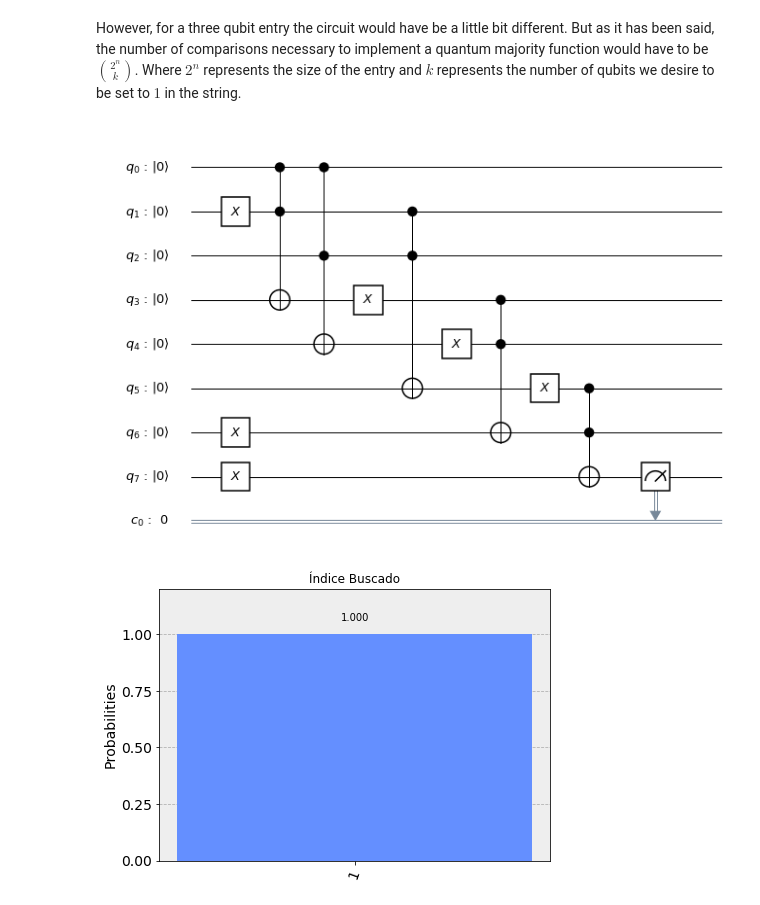
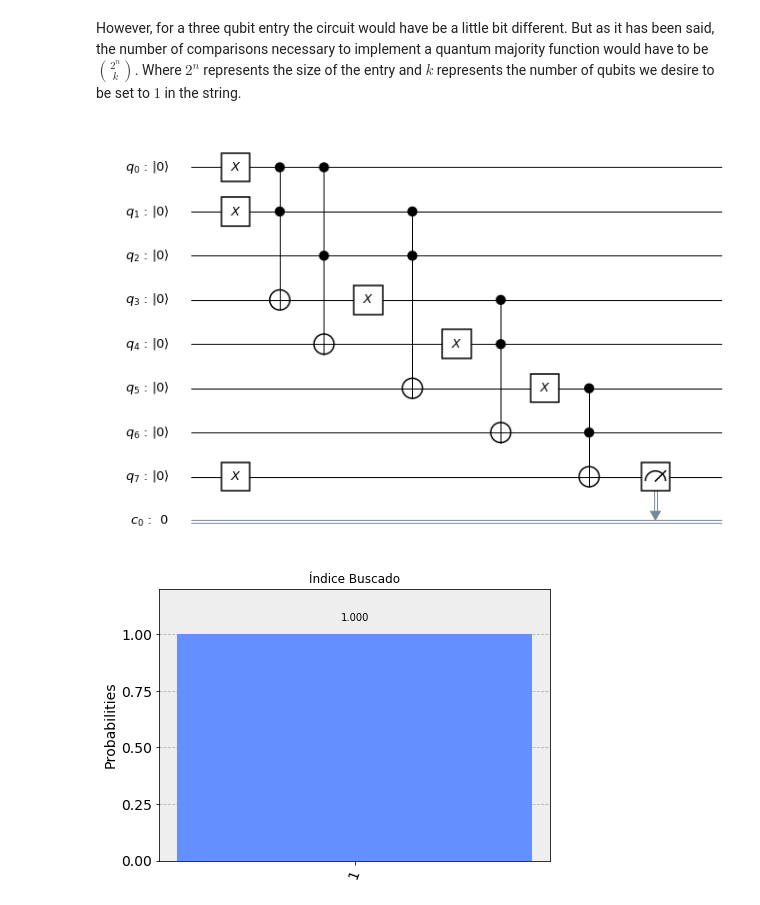
Before and after one commit to IsmaelCesar/am-cq, a Jupyter notebook: quantum_bnn/quantum_bnn.ipynb, the cells around one changed output. Drawn from its saved outputs; the diff is of its cells as text; code cells hidden in the pictures.

```diff
--- a/quantum_bnn/quantum_bnn.ipynb
+++ b/quantum_bnn/quantum_bnn.ipynb
@@ -116,39 +116,39 @@ cb = ClassicalRegister(1,'c')
 qc = QuantumCircuit(qub,cb)
 
 # Entry string of 111 results in 1
-# qc.x(qub[0])
+qc.x(qub[0])
 qc.x(qub[1])
 # qc.x(qub[2])
 
 # Making the AND gate comparisons
 # Given the entry |xyz>|00000>
 # Making |xyz>|(x and y)0000>
 qc.ccx(qub[0],qub[1],qub[3])
 
 # Making |xyz>|(x and y)(x and z)000>
 qc.ccx(qub[0],qub[2],qub[4])
 # Making |xyz>|(x and y)(x and z)(y and z)00>
 qc.ccx(qub[1],qub[2],qub[5])
 
 # Aplying OR gate in the outputs of the previous applications
 qc.x(qub[3])
 qc.x(qub[4])
 qc.x(qub[5])
 # Setting OR qubits' ancilary gate to |1>
-qc.x(qub[6])
+# qc.x(qub[6])
 qc.x(qub[7])
 
 # Making |xyz>|(x and y)(x and z)(y and z)((not (x and y)) and (not (x and z)))0>
 qc.ccx(qub[3],qub[4],qub[6])
 # Making |xyz>|(x and y)(x and z)(y and z)(not(not (x and y)) and (not (x and z)) and (not (y and z)))>
 # Resulting in (x and y)(x and z)(y and z)((x and y) or (x and z) or (y and z))
 qc.ccx(qub[5],qub[6],qub[7])
 
 qc.measure(qub[7],cb[0])
 
 qc.draw(output='mpl')
 # %% [output]
-[figure, old version]
+[figure, new version]
 # %%
 simulator = Aer.get_backend('qasm_simulator')
 result = execute(qc, simulator).result()
```
